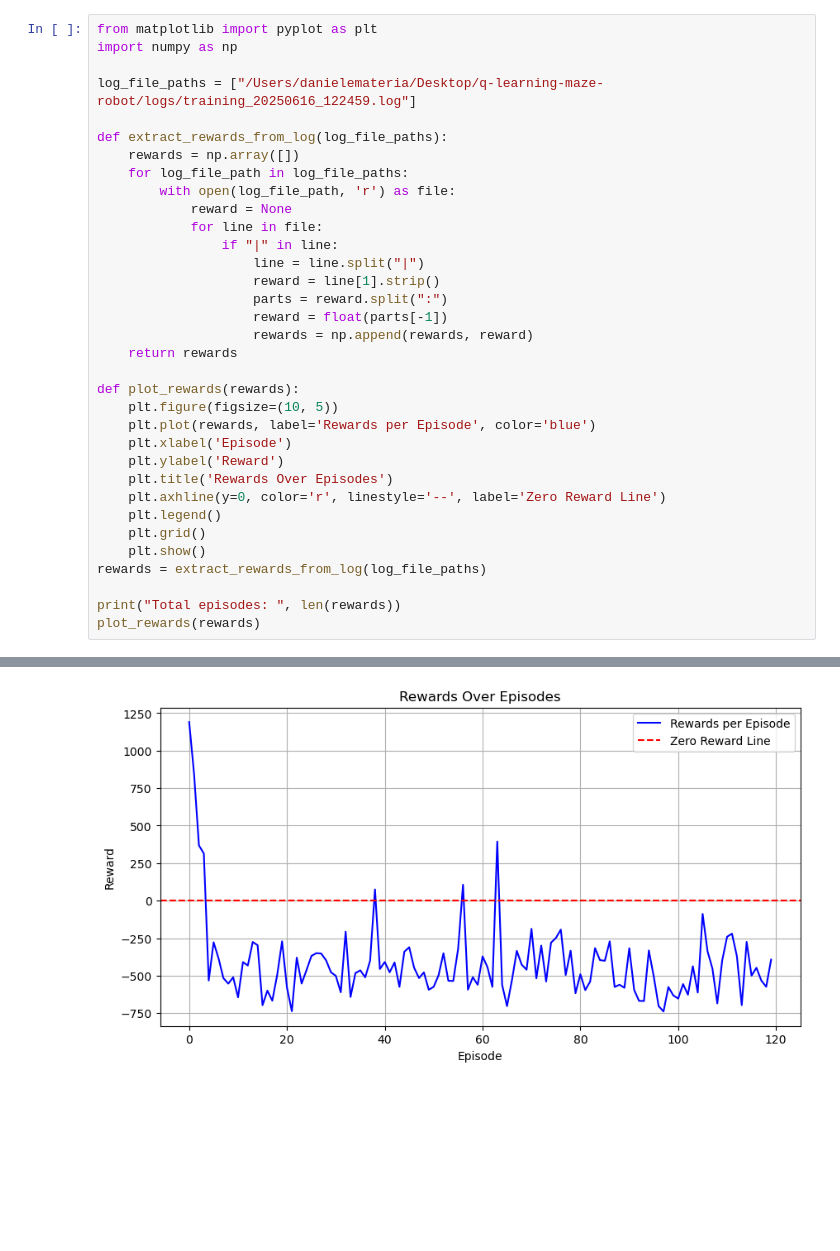
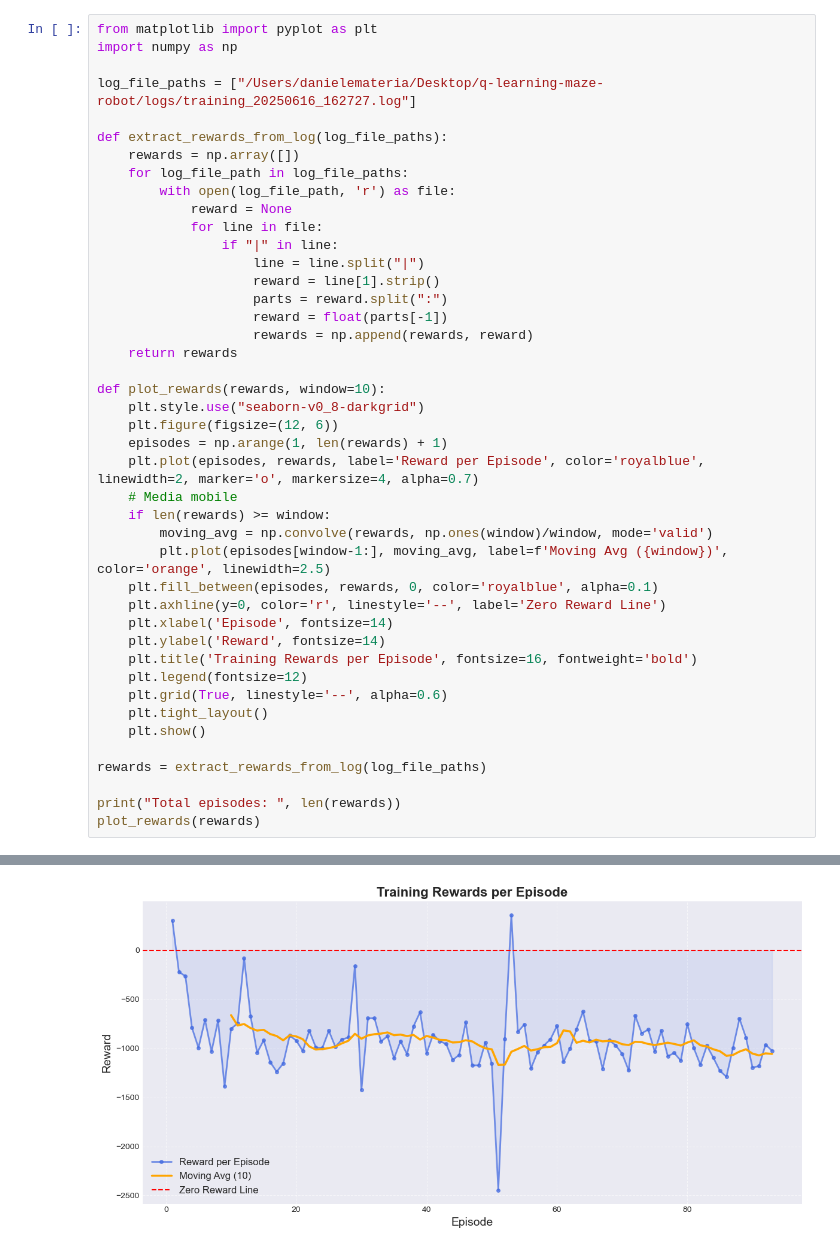
Before and after one commit to nameisalfio/q-learning-maze-robot, a Jupyter notebook: logs/plot_training_reward.ipynb, the cells around one changed output, grey strips where cells are left out. Saved outputs shown, nothing was run; the diff lists cells and outputs as text; blank space fills up the shorter version.

Commit message:
Bug fix e visualizzazione plot migliorata

```diff
--- a/logs/plot_training_reward.ipynb
+++ b/logs/plot_training_reward.ipynb
@@ -2,7 +2,7 @@
 from matplotlib import pyplot as plt
 import numpy as np
 
-log_file_paths = ["/Users/danielemateria/Desktop/q-learning-maze-robot/logs/training_20250616_122459.log"]
+log_file_paths = ["/Users/danielemateria/Desktop/q-learning-maze-robot/logs/training_20250616_162727.log"]
 
 def extract_rewards_from_log(log_file_paths):
     rewards = np.array([])
@@ -18,16 +18,25 @@ def extract_rewards_from_log(log_file_paths):
                     rewards = np.append(rewards, reward)
     return rewards
 
-def plot_rewards(rewards):
-    plt.figure(figsize=(10, 5))
-    plt.plot(rewards, label='Rewards per Episode', color='blue')
-    plt.xlabel('Episode')
-    plt.ylabel('Reward')
-    plt.title('Rewards Over Episodes')
+def plot_rewards(rewards, window=10):
+    plt.style.use("seaborn-v0_8-darkgrid")
+    plt.figure(figsize=(12, 6))
+    episodes = np.arange(1, len(rewards) + 1)
+    plt.plot(episodes, rewards, label='Reward per Episode', color='royalblue', linewidth=2, marker='o', markersize=4, alpha=0.7)
+    # Media mobile
+    if len(rewards) >= window:
+        moving_avg = np.convolve(rewards, np.ones(window)/window, mode='valid')
+        plt.plot(episodes[window-1:], moving_avg, label=f'Moving Avg ({window})', color='orange', linewidth=2.5)
+    plt.fill_between(episodes, rewards, 0, color='royalblue', alpha=0.1)
     plt.axhline(y=0, color='r', linestyle='--', label='Zero Reward Line')
-    plt.legend()
-    plt.grid()
+    plt.xlabel('Episode', fontsize=14)
+    plt.ylabel('Reward', fontsize=14)
+    plt.title('Training Rewards per Episode', fontsize=16, fontweight='bold')
+    plt.legend(fontsize=12)
+    plt.grid(True, linestyle='--', alpha=0.6)
+    plt.tight_layout()
     plt.show()
+
 rewards = extract_rewards_from_log(log_file_paths)
 
 print("Total episodes: ", len(rewards))
@@ -37 +46 @@ Total episodes:  120
-[figure, old version]
+[figure, new version]
```
Also changed, not shown: parts of 1 cell of this notebook, 2 other files.
